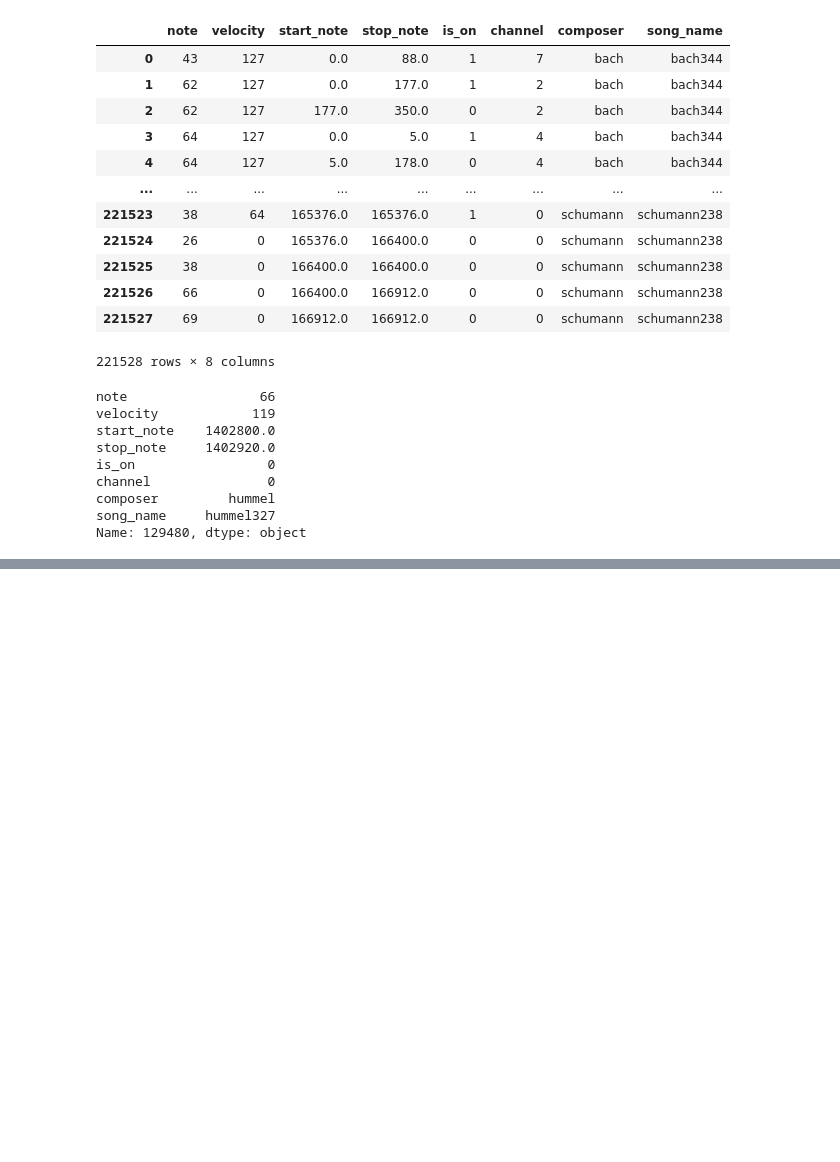
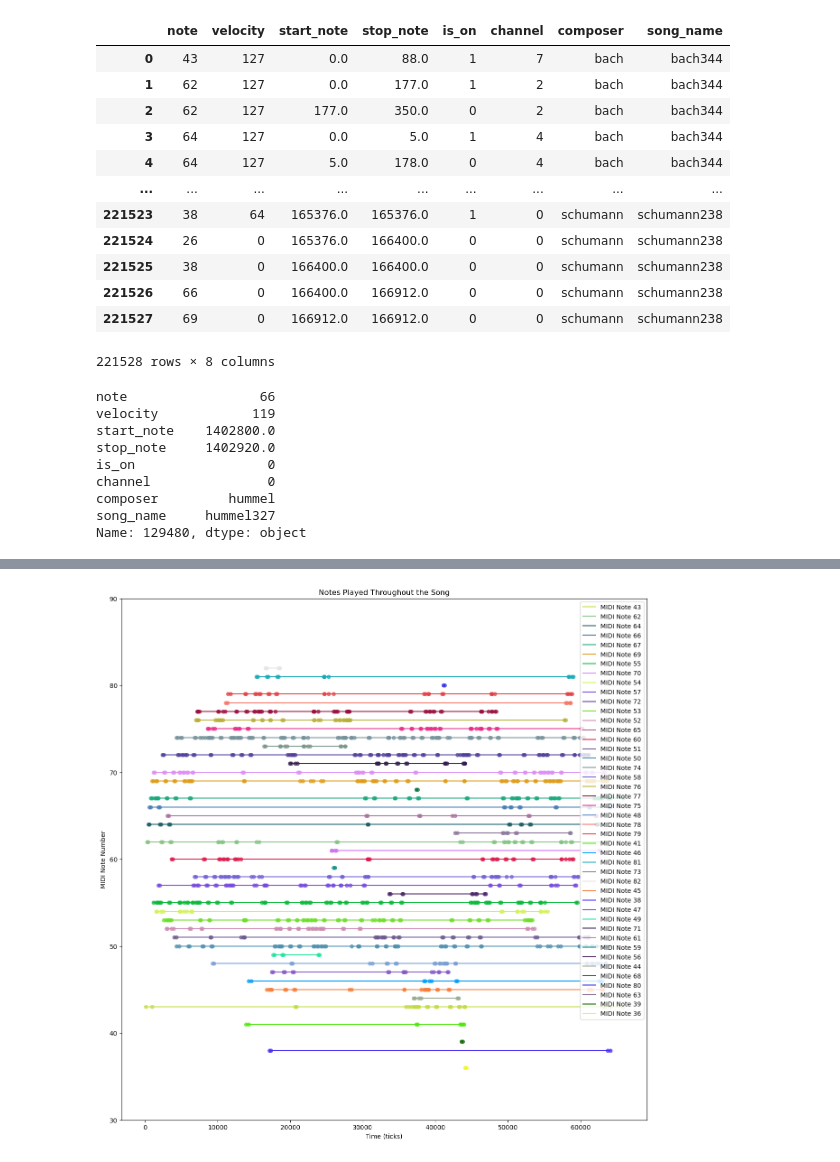
Before and after one commit to Lyfae/AAI-511-Final-Project, a Jupyter notebook: Christopher_Dev.ipynb, the cells around one changed output, grey strips where cells are left out. Drawn from its saved outputs; the diff is of its cells as text; code cells hidden in the pictures; blank space fills up the shorter version.

```diff
--- a/Christopher_Dev.ipynb
+++ b/Christopher_Dev.ipynb
@@ -130,10 +134,10 @@ def process_midi_file_enhanced(filepath, composer, song_name):
 
     return temp_pd
 # %%
-filepath = './Composer_Dataset/NN_midi_files_extended/dev/bach/bach344.mid'
+filepath = './Composer_Dataset/NN_midi_files_extended/dev/bach/bach348.mid'
 midi = MidiFile(filepath)
 # %%
-msg= midi.tracks[1]
+msg= midi
 # %%
 exp = []
 for row in dev_table.iterrows():
@@ -173,0 +224,46 @@ df_final.to_csv('./notes_table_dev.csv')
+# %%
+# Function to extract the notes played in a MIDI file with timestamps
+def extract_notes_with_time(midi_filepath):
+    notes = {}
+    midi = mido.MidiFile(midi_filepath)
+
+    for track in midi.tracks:
+        time_counter = 0
+        for msg in track:
+            time_counter += msg.time
+
+            if msg.type == 'note_on':
+                if msg.velocity != 0:  # Ensure it's a Note On event
+                    notes[msg.note] = notes.get(msg.note, []) + [(time_counter, 1)]  # 1 represents Note On
+            elif msg.type == 'note_off':
+                notes[msg.note] = notes.get(msg.note, []) + [(time_counter, 0)]  # 0 represents Note Off
+
+    return notes
+
+# Function to plot the notes played in a MIDI file with timestamps
+def plot_notes_played_with_time(notes):
+    plt.figure(figsize=(15, 15))
+
+    # Generate random colors for each note
+    color_map = {}
+    for note in notes.keys():
+        color_map[note] = (random.random(), random.random(), random.random())
+
+    for note, events in notes.items():
+        times, status = zip(*events)
+        plt.step(times, [note] * len(times), where='post', color=color_map[note], label=f'MIDI Note {note}')
+        plt.scatter(times, [note] * len(times), color=color_map[note], marker='o', s=30, alpha=0.7)
+
+    plt.xlabel('Time (ticks)')
+    plt.ylabel('MIDI Note Number')
+    plt.title('Notes Played Throughout the Song')
+    plt.legend(loc='upper right')
+    plt.ylim(30, 90)  # Adjust the y-axis range as per your MIDI notes range
+    plt.show()
+
+# Example usage:
+midi_file_path = './Composer_Dataset/NN_midi_files_extended/dev/bach/bach344.mid'
+notes_with_time = extract_notes_with_time(midi_file_path)
+plot_notes_played_with_time(notes_with_time)
+# %% [output]
+[figure, added]
```
Also changed, not shown: parts of 5 cells of this notebook.
